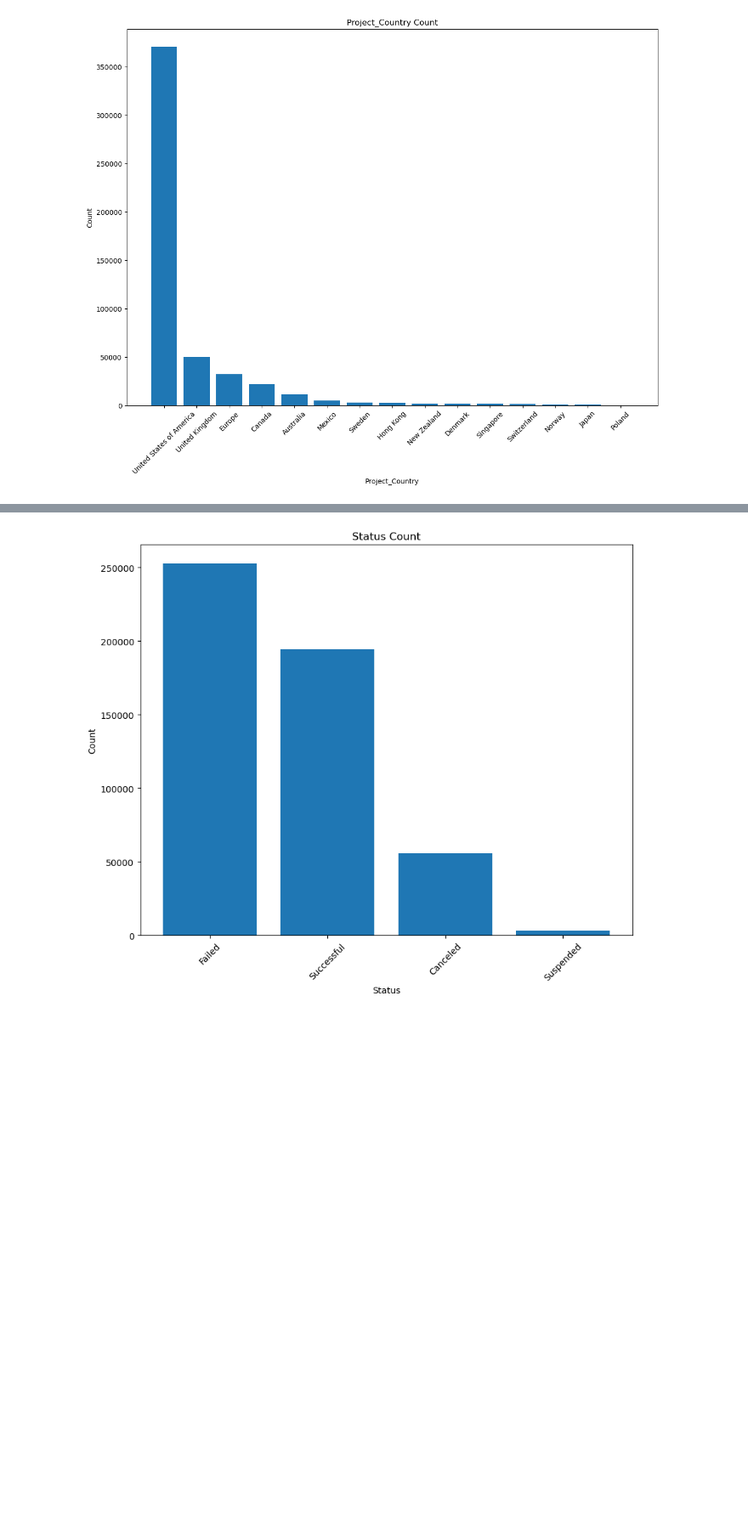
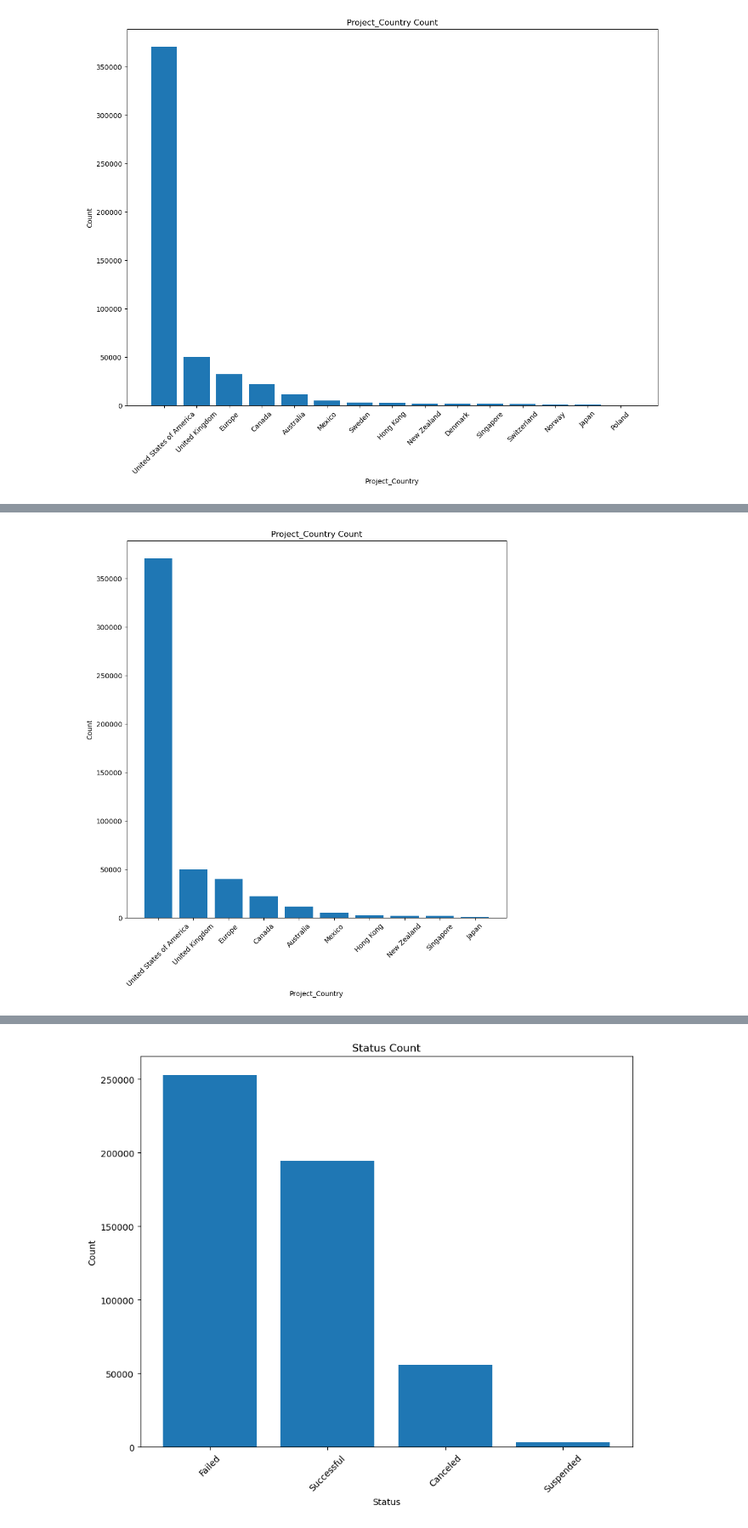
Before and after one commit to SBangarh/Kickstarter_analysis, a Jupyter notebook: eda.ipynb, the cells around one changed output, grey strips where cells are left out. Shown at 85% size. Saved outputs shown, nothing was run; the diff lists cells and outputs as text; code cells hidden in the pictures; blank space fills up the shorter version.

```diff
--- a/eda.ipynb
+++ b/eda.ipynb
@@ -490,0 +494,13 @@ graph_counts(country_count, 'Project_Country', 'Count',  figsize=(14, 10))
+# %%
+#set dictionaries to replace values
+euro_dict = {'Sweden': 'Europe', 'Denmark': 'Europe', 'Switzerland': 'Europe', 'Norway': 'Europe', 'Poland': 'Europe'}
+euro_currency = {'SEK': 'EUR', 'DKK': 'EUR', 'CHF': 'EUR', 'NOK': 'EUR', 'PLN': 'EUR'}
+# %%
+working_copy['Project_Country'].replace(euro_dict, inplace=True)
+working_copy['Project_Currency'].replace(euro_currency, inplace=True)
+# %%
+#regraph country counts
+country_count = get_counts(working_copy, 'Project_Country')
+graph_counts(country_count, 'Project_Country', 'Count', (10, 10))
+# %% [output]
+[figure, added]
```
Also changed, not shown: parts of 15 cells of this notebook.
